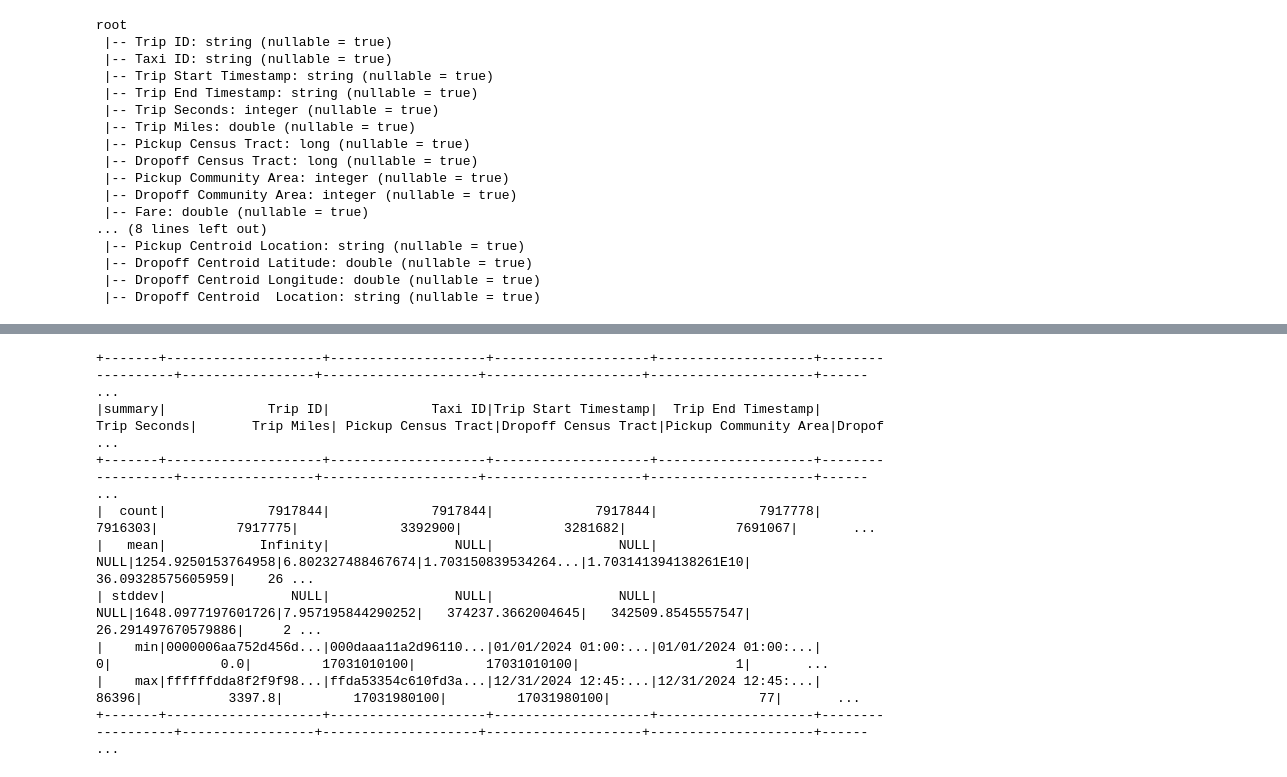
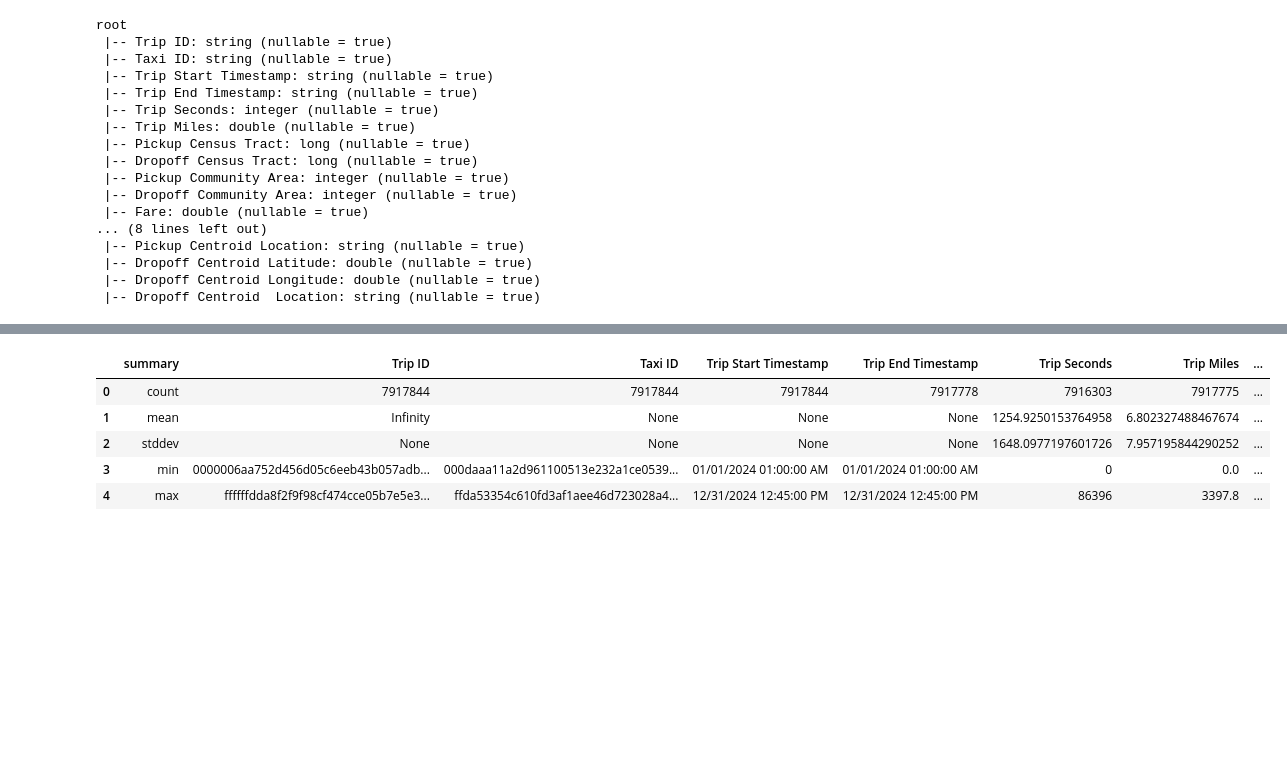
Before and after one commit to Dustec/BigData-Team26, a Jupyter notebook: Notebook.ipynb, the cells around one changed output, grey strips where cells are left out. Cells and saved outputs as stored; diff of their text form; code cells hidden in the pictures; blank space fills up the shorter version.

```diff
--- a/Notebook.ipynb
+++ b/Notebook.ipynb
@@ -140,13 +127,11 @@ dftaxytrips.summary().show()
 # %%
 # Estadísticas generales
-dftaxytrips.describe().show()
+# dftaxytrips.describe().show()
+prettyDisplay(dftaxytrips.describe())
 # %% [output]
-+-------+--------------------+--------------------+--------------------+--------------------+------------------+-----------------+--------------------+--------------------+---------------------+------ ...
-|summary|             Trip ID|             Taxi ID|Trip Start Timestamp|  Trip End Timestamp|      Trip Seconds|       Trip Miles| Pickup Census Tract|Dropoff Census Tract|Pickup Community Area|Dropof ...
-+-------+--------------------+--------------------+--------------------+--------------------+------------------+-----------------+--------------------+--------------------+---------------------+------ ...
-|  count|             7917844|             7917844|             7917844|             7917778|           7916303|          7917775|             3392900|             3281682|              7691067|       ...
-|   mean|            Infinity|                NULL|                NULL|                NULL|1254.9250153764958|6.802327488467674|1.703150839534264...|1.703141394138261E10|    36.09328575605959|    26 ...
-| stddev|                NULL|                NULL|                NULL|                NULL|1648.0977197601726|7.957195844290252|   374237.3662004645|   342509.8545557547|   26.291497670579886|     2 ...
-|    min|0000006aa752d456d...|000daaa11a2d96110...|01/01/2024 01:00:...|01/01/2024 01:00:...|                 0|              0.0|         17031010100|         17031010100|                    1|       ...
-|    max|ffffffdda8f2f9f98...|ffda53354c610fd3a...|12/31/2024 12:45:...|12/31/2024 12:45:...|             86396|           3397.8|         17031980100|         17031980100|                   77|       ...
-+-------+--------------------+--------------------+--------------------+--------------------+------------------+-----------------+--------------------+--------------------+---------------------+------ ...
+|  | summary | Trip ID | Taxi ID | Trip Start Timestamp | Trip End Timestamp | Trip Seconds | Trip Miles | ... |
+| 0 | count | 7917844 | 7917844 | 7917844 | 7917778 | 7916303 | 7917775 | ... |
+| 1 | mean | Infinity | None | None | None | 1254.9250153764958 | 6.802327488467674 | ... |
+| 2 | stddev | None | None | None | None | 1648.0977197601726 | 7.957195844290252 | ... |
+| 3 | min | 0000006aa752d456d05c6eeb43b057adb... | 000daaa11a2d961100513e232a1ce0539... | 01/01/2024 01:00:00 AM | 01/01/2024 01:00:00 AM | 0 | 0.0 | ... |
+| 4 | max | ffffffdda8f2f9f98cf474cce05b7e5e3... | ffda53354c610fd3af1aee46d723028a4... | 12/31/2024 12:45:00 PM | 12/31/2024 12:45:00 PM | 86396 | 3397.8 | ... |
```
Also changed, not shown: parts of 14 cells of this notebook, 1 other file.
